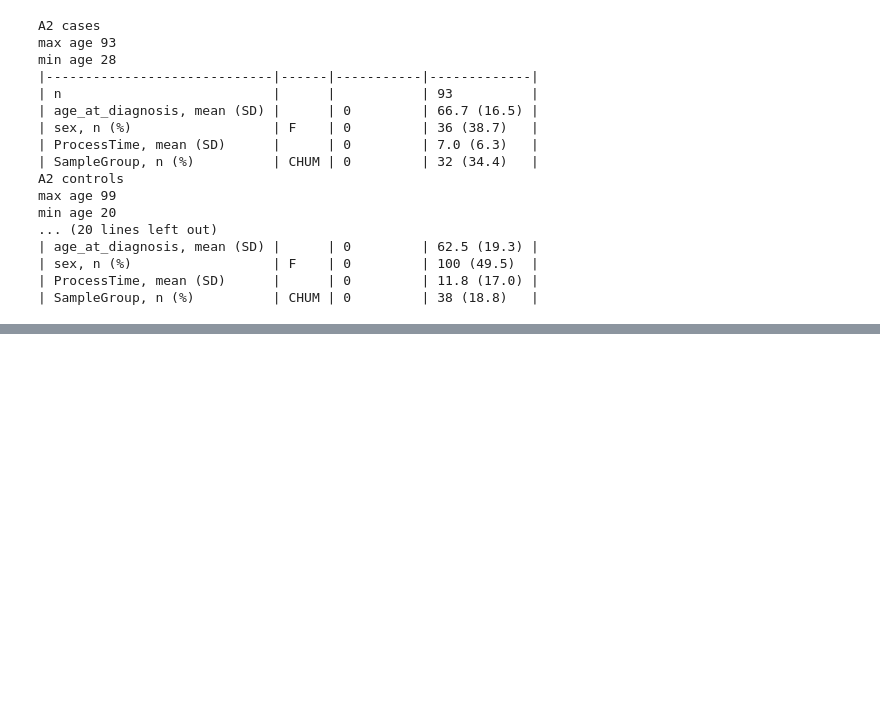
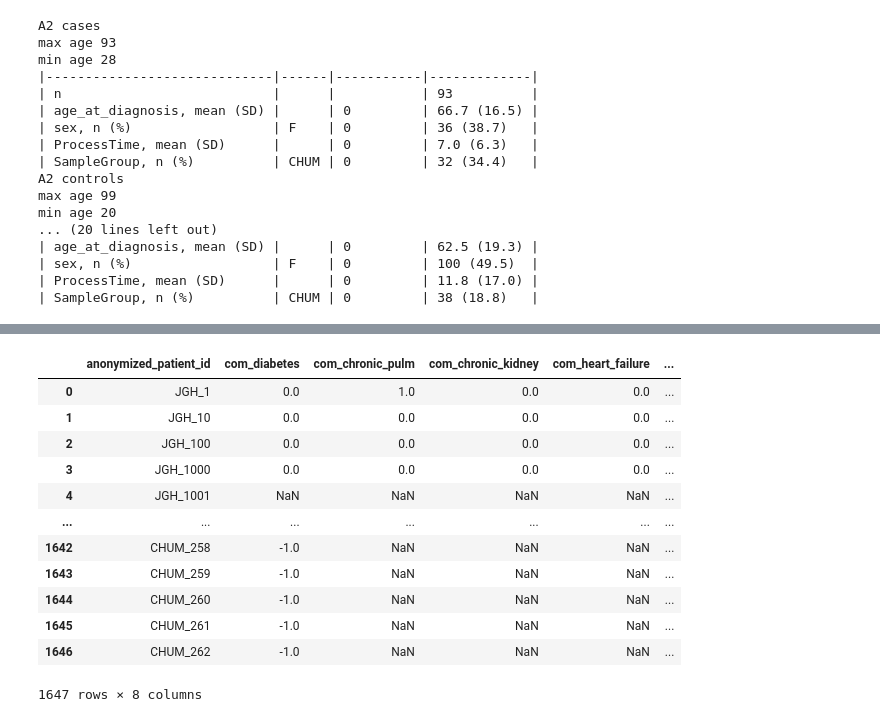
Before and after one commit to chenyangsu/somalogic, a Jupyter notebook: table1_train.ipynb, the cells around one changed output, grey strips where cells are left out. Saved outputs shown, nothing was run; the diff lists cells and outputs as text; code cells hidden in the pictures; blank space fills up the shorter version.

```diff
--- a/table1_train.ipynb
+++ b/table1_train.ipynb
@@ -88,0 +116,25 @@ min age 20
+# %%
+NON_PROT_FEAT = ['anonymized_patient_id',
+                 'com_diabetes',
+                 'com_chronic_pulm',
+                 'com_chronic_kidney',
+                 'com_heart_failure',
+                 'com_hypertension',
+                 'com_liver',
+                 'smoking']
+clinical = clinical[NON_PROT_FEAT]
+clinical
+# %% [output]
+|  | anonymized_patient_id | com_diabetes | com_chronic_pulm | com_chronic_kidney | com_heart_failure | ... |
+| 0 | JGH_1 | 0.0 | 1.0 | 0.0 | 0.0 | ... |
+| 1 | JGH_10 | 0.0 | 0.0 | 0.0 | 0.0 | ... |
+| 2 | JGH_100 | 0.0 | 0.0 | 0.0 | 0.0 | ... |
+| 3 | JGH_1000 | 0.0 | 0.0 | 0.0 | 0.0 | ... |
+| 4 | JGH_1001 | NaN | NaN | NaN | NaN | ... |
+| ... | ... | ... | ... | ... | ... | ... |
+| 1642 | CHUM_258 | -1.0 | NaN | NaN | NaN | ... |
+| 1643 | CHUM_259 | -1.0 | NaN | NaN | NaN | ... |
+| 1644 | CHUM_260 | -1.0 | NaN | NaN | NaN | ... |
+| 1645 | CHUM_261 | -1.0 | NaN | NaN | NaN | ... |
+| 1646 | CHUM_262 | -1.0 | NaN | NaN | NaN | ... |
+1647 rows × 8 columns
```
Also changed, not shown: parts of 11 cells of this notebook.
